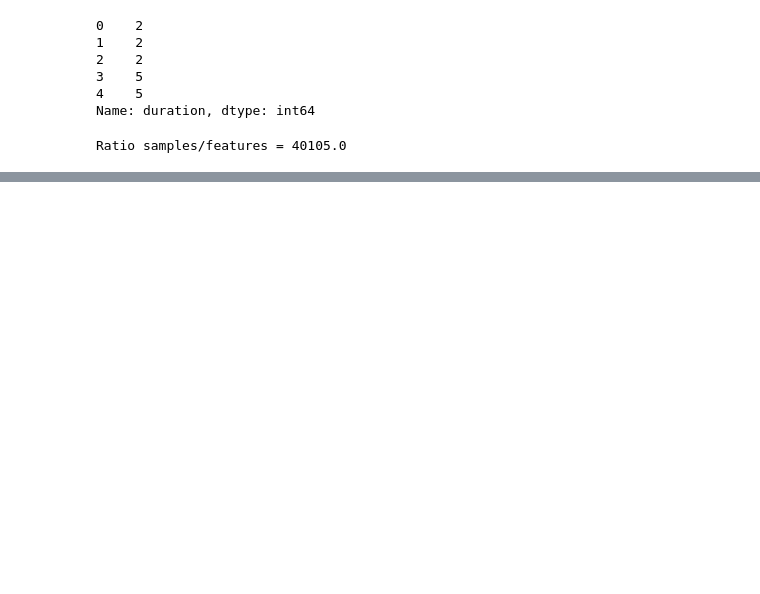
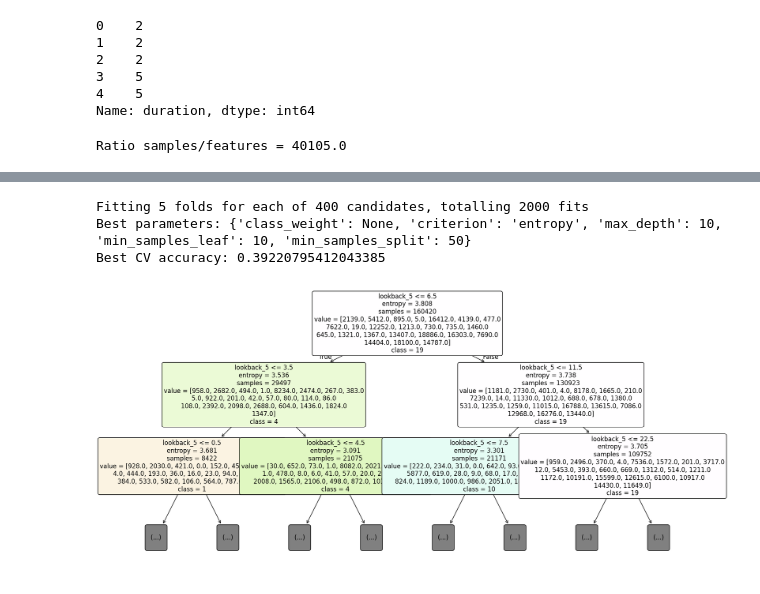
Before and after one commit to er-su/music_gen, a Jupyter notebook: decision_tree/tree_generation.ipynb, the cells around one changed output, grey strips where cells are left out. Drawn from its saved outputs; the diff is of its cells as text; code cells hidden in the pictures; blank space fills up the shorter version.

```diff
--- a/decision_tree/tree_generation.ipynb
+++ b/decision_tree/tree_generation.ipynb
@@ -196,0 +172,54 @@ NameError: name 'IncrementalRBFSVC' is not defined
+# %%
+from sklearn.tree import DecisionTreeClassifier
+from sklearn.model_selection import HalvingGridSearchCV
+dt = DecisionTreeClassifier(random_state=42)
+
+param_grid = {
+    'criterion':        ['gini', 'entropy'],
+    'max_depth':        [None, 5, 10, 20, 50],
+    'min_samples_split':[2, 5, 10, 20, 50],
+    'min_samples_leaf': [1, 2, 4, 10],
+    'class_weight': [None, 'balanced']
+}
+
+grid_search = GridSearchCV(
+    estimator=dt,
+    param_grid=param_grid,
+    scoring='accuracy',
+    cv=5,
+    n_jobs=-1,
+    verbose=1
+)
+
+grid_search.fit(Xc_train, yc_train)
+
+print("Best parameters:", grid_search.best_params_)
+print("Best CV accuracy:", grid_search.best_score_)
+# %% [output]
+Fitting 5 folds for each of 400 candidates, totalling 2000 fits
+Best parameters: {'class_weight': None, 'criterion': 'entropy', 'max_depth': 10, 'min_samples_leaf': 10, 'min_samples_split': 50}
+Best CV accuracy: 0.39220795412043385
+# %%
+import matplotlib.pyplot as plt
+from sklearn import tree
+
+import matplotlib.pyplot as plt
+from sklearn import tree
+# Every grid search, update the main tree clf_chord. Use it going forward.
+best_dt = clf_chord
+
+plt.figure(figsize=(20, 10))
+
+tree.plot_tree(
+    best_dt,
+    feature_names=Xc_train.columns,
+    class_names=best_dt.classes_.astype(str),
+    filled=True,
+    rounded=True,
+    fontsize=12,
+    max_depth=2
+)
+
+plt.show()
+# %% [output]
+[figure, added]
```
Also changed, not shown: parts of 11 cells of this notebook, 3 other files.
